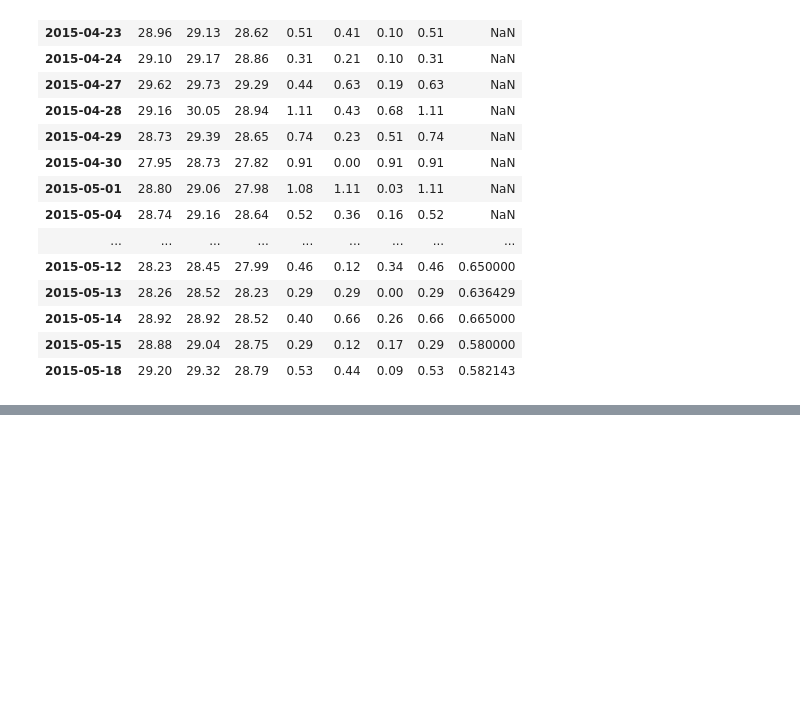
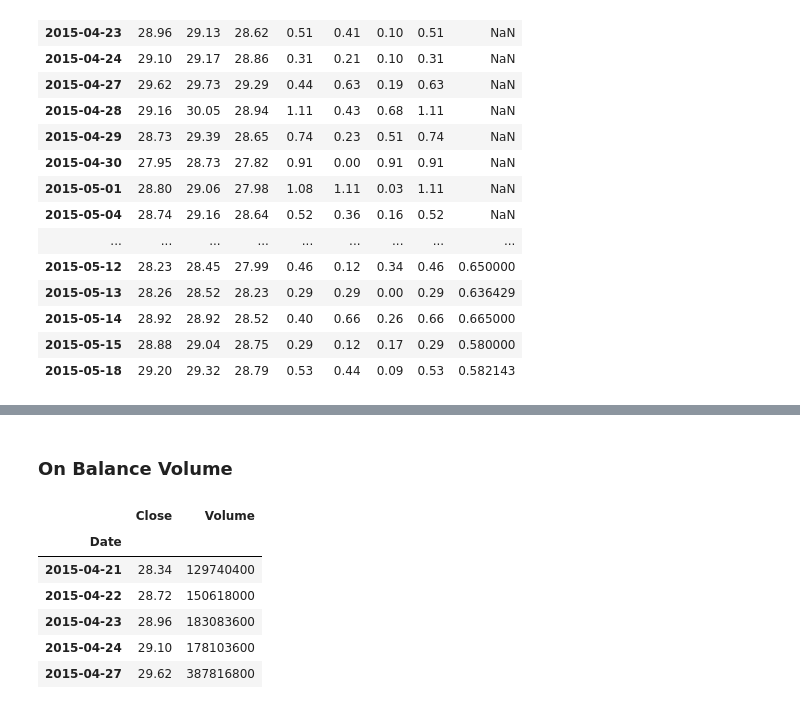
Before and after one commit to shaliniscode/stock_analysis, a Jupyter notebook: technical_indicator_analysis.ipynb, the cells around one changed output, grey strips where cells are left out. Cells and saved outputs as stored; diff of their text form; code cells hidden in the pictures; blank space fills up the shorter version.

```diff
--- a/technical_indicator_analysis.ipynb
+++ b/technical_indicator_analysis.ipynb
@@ -473,0 +484,13 @@ fig.show()
+# %% [markdown]
+### On Balance Volume
+# %%
+df_obv = pd.DataFrame(data[['Close', 'Volume']])
+df_obv.head()
+# %% [output]
+|  | Close | Volume |
+| Date |  |  |
+| 2015-04-21 | 28.34 | 129740400 |
+| 2015-04-22 | 28.72 | 150618000 |
+| 2015-04-23 | 28.96 | 183083600 |
+| 2015-04-24 | 29.10 | 178103600 |
+| 2015-04-27 | 29.62 | 387816800 |
```
Also changed, not shown: parts of 7 cells of this notebook.
